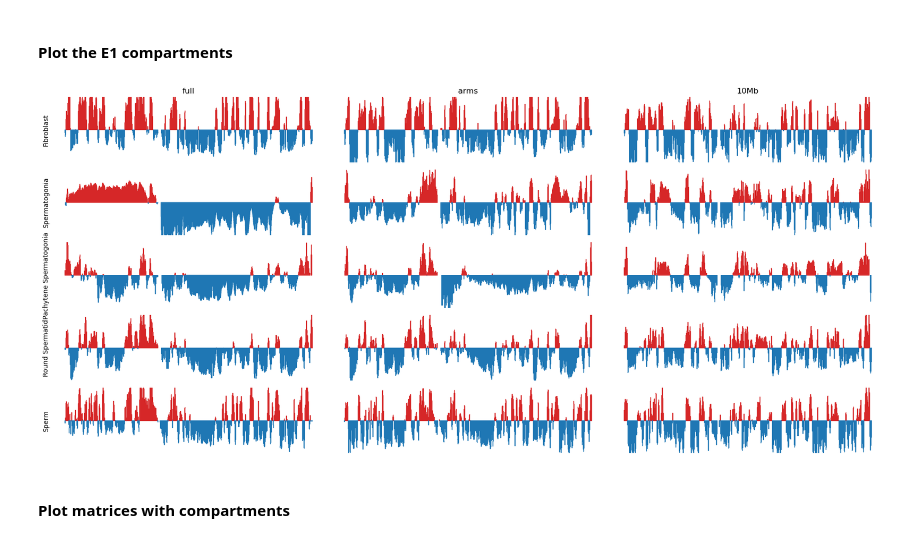
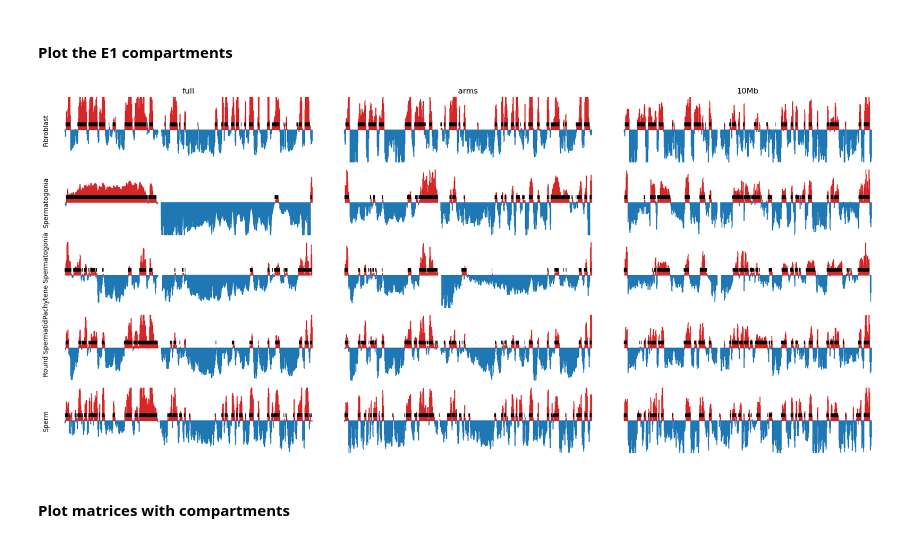
Before and after one commit to munch-group/hic-spermatogenesis, a Jupyter notebook: notebooks/03_compartments.ipynb, the cells around one changed output. Drawn from its saved outputs; the diff is of its cells as text; code cells hidden in the pictures.

Commit message:
Fixed A-compartments

```diff
--- a/notebooks/03_compartments.ipynb
+++ b/notebooks/03_compartments.ipynb
@@ -1228,7 +1210,9 @@ import matplotlib.pyplot as plt
 import numpy as np
 from matplotlib.colors import LogNorm
 from mpl_toolkits.axes_grid1 import make_axes_locatable
+from matplotlib.patches import Rectangle
 
+res = 500_000
 names_abbr = {'fibroblast': 'Fibroblast', 'spermatogonia': 'Spermatogonia', 'pachytene_spermatocyte': 'Pachytene Spermatogonia', 'round_spermatid': 'Round Spermatid', 'sperm': 'Sperm'}
 
 chrom_start = e1_track_full['start'].values
@@ -1255,6 +1239,13 @@ for i, (name, e1) in enumerate(e1_values_full.items()):
     ax.fill_between(x, y, 0, where=(y > 0), color='tab:red', linewidth=0)
     ax.fill_between(x, y, 0, where=(y < 0), color='tab:blue', linewidth=0)
 
+    # Test to see how well my coordinates match the e1 values
+    coords = pd.read_csv(f'../results/compartments/{name}_a_comp_coords_500kb_full.csv')
+    # Iterate over each interval in the DataFrame
+    for start, end in zip(coords['start'], coords['end']):
+        rect = Rectangle((start, 0.2), width=end-start, height=0.05, color='k', linewidth=0.05)
+        ax.add_patch(rect)
+
 # Populate the second column
 axs[0,1].set_title('E1: Chromosome-arms restricted')
 for i, (name, e1) in enumerate(e1_values.items()):
@@ -1271,6 +1262,13 @@ for i, (name, e1) in enumerate(e1_values.items()):
 
     ax.fill_between(x, y, 0, where=(y > 0), color='tab:red', linewidth=0)
     ax.fill_between(x, y, 0, where=(y < 0), color='tab:blue', linewidth=0)
+
+    # Test to see how well my coordinates match the e1 values
+    coords = pd.read_csv(f'../results/compartments/{name}_a_comp_coords_500kb_arms.csv')
+    # Iterate over each interval in the DataFrame
+    for start, end in zip(coords['start'], coords['end']):
+        rect = Rectangle((start, 0.2), width=end-start, height=0.05, color='k', linewidth=0.05)
+        ax.add_patch(rect)
 
 # Populate the third column
 axs[0,2].set_title('E1: 10Mb restricted (refined)')
@@ -1289,7 +1287,12 @@ for i, (name, e1) in enumerate(e1_values_10mb.items()):
     ax.fill_between(x, y, 0, where=(y > 0), color='tab:red', linewidth=0)
     ax.fill_between(x, y, 0, where=(y < 0), color='tab:blue', linewidth=0)
 
-
+    # Test to see how well my coordinates match the e1 values
+    coords = pd.read_csv(f'../results/compartments/{name}_a_comp_coords_500kb_10Mb.csv')
+    # Iterate over each interval in the DataFrame
+    for start, end in zip(coords['start'], coords['end']):
+        rect = Rectangle((start, 0.2), width=end-start, height=0.05, color='k', linewidth=0.05)
+        ax.add_patch(rect)
 
 # Set y-limits for all subplots
 for ax in axs.flat:
@@ -1687,37 +1690,44 @@ for i, (name, e1_dict) in enumerate(e1_values.items()):
         if i==0:
             ax.set_title(view)
 
         # Create stairs
         x = np.zeros(2*chrom_start.size)
         y = np.zeros(2*chrom_start.size)
         smooth_y = np.zeros(2*chrom_start.size)
         x[0::2] = chrom_start
         x[1::2] = chrom_end
         y[0::2] = e1
         y[1::2] = e1
         smooth_e1 = (lambda x: x.rolling(5, 1, center=True).sum())(pd.DataFrame(e1, columns=['value']))['value'].values
         smooth_y[0::2] = smooth_e1
         smooth_y[1::2] = smooth_e1
 
 
-        #ax.fill_between(x, y, 0, where=(y > 0), color='tab:red')
-        #ax.fill_between(x, y, 0, where=(y < 0), color='tab:blue')
-        #ax.plot(x, smooth_y/5, color='C1')
+        # ax.fill_between(x, y, 0, where=(y > 0), color='tab:red')
+        # ax.fill_between(x, y, 0, where=(y < 0), color='tab:blue')
+        # ax.plot(x, smooth_y/5, color='C1', linewidth=0.5)
 
         ax.fill_between(x, smooth_y, 0, where=(smooth_y > 0), color='tab:red')
         ax.fill_between(x, smooth_y, 0, where=(smooth_y < 0), color='tab:blue')
+
+        # Test to see how well my coordinates match the e1 values
+        coords = pd.read_csv(f'../results/compartments/{name}_a_comp_coords_100kb_{view}_smoothed.csv')
+        # Iterate over each interval in the DataFrame
+        for start, end in zip(coords['start'], coords['end']):
+            rect = Rectangle((start, 0.4), width=end-start, height=0.5, color='k', linewidth=0.05)
+            ax.add_patch(rect)
 
 # Set y-limits for all subplots
 for ax in axs.flat:
     ax.set_ylim(-4, 4)
     ax.spines[:].set_visible(False)
     ax.set_xticks([])
     ax.set_yticks([])
 
 plt.tight_layout()
 plt.savefig('../steps/e1_plot_full_100kb_smoothed.svg', bbox_inches='tight')
 # %% [output]
-[figure, old version]
+[figure, new version]
 # %% [markdown]
 #### Plot matrices with compartments
 # %%
```
Also changed, not shown: parts of 12 cells of this notebook, 17 other files.
